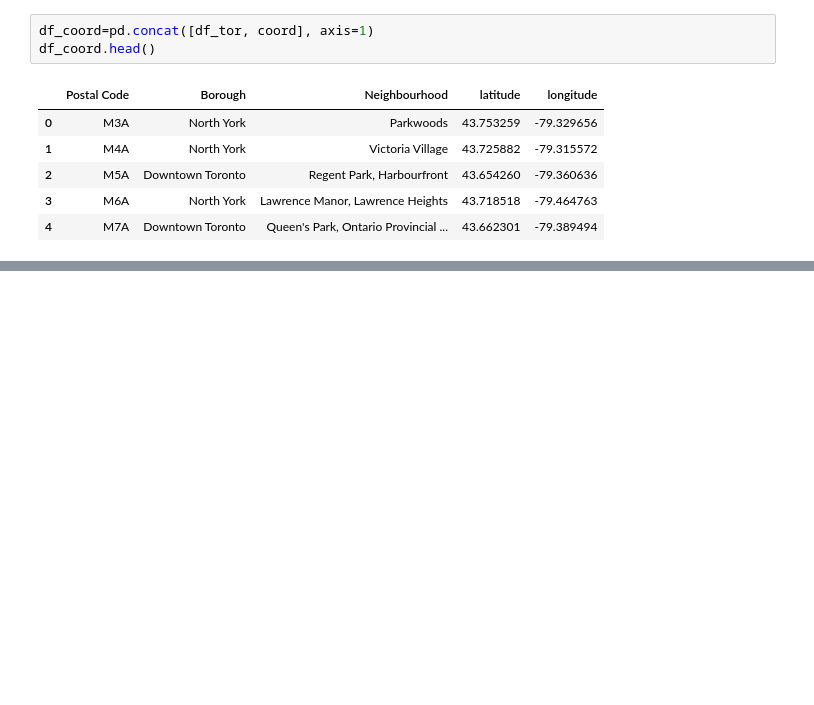
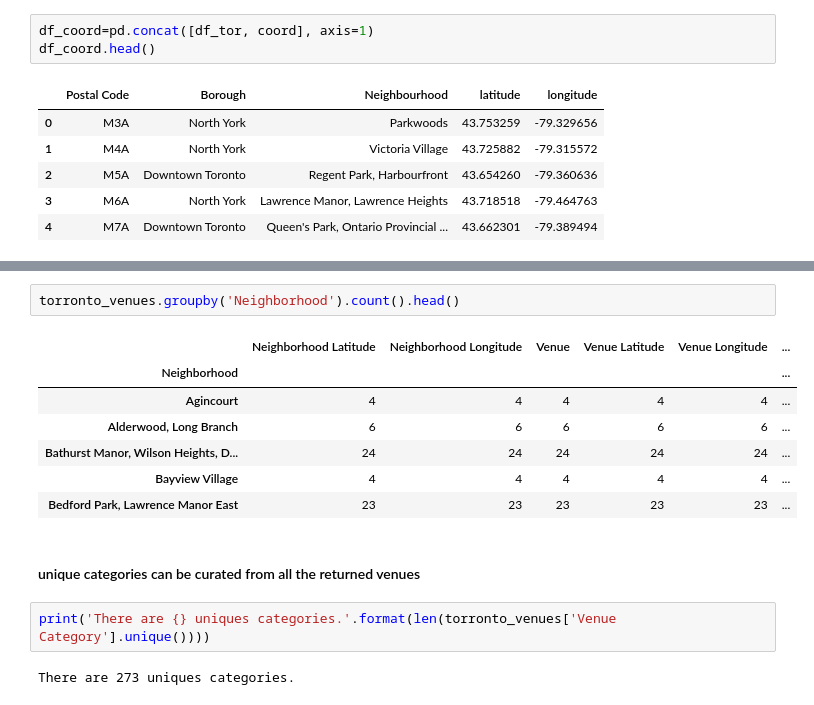
Before and after one commit to kiragami27/Coursera_Capstone, a Jupyter notebook: Toronto_cluster.ipynb, the cells around one changed output, grey strips where cells are left out. Cells and saved outputs as stored; diff of their text form; blank space fills up the shorter version.

```diff
--- a/Toronto_cluster.ipynb
+++ b/Toronto_cluster.ipynb
@@ -123,0 +241,16 @@ df_coord.head()
+# %%
+torronto_venues.groupby('Neighborhood').count().head()
+# %% [output]
+|  | Neighborhood Latitude | Neighborhood Longitude | Venue | Venue Latitude | Venue Longitude | ... |
+| Neighborhood |  |  |  |  |  | ... |
+| Agincourt | 4 | 4 | 4 | 4 | 4 | ... |
+| Alderwood, Long Branch | 6 | 6 | 6 | 6 | 6 | ... |
+| Bathurst Manor, Wilson Heights, D... | 24 | 24 | 24 | 24 | 24 | ... |
+| Bayview Village | 4 | 4 | 4 | 4 | 4 | ... |
+| Bedford Park, Lawrence Manor East | 23 | 23 | 23 | 23 | 23 | ... |
+# %% [markdown]
+#### unique categories can be curated from all the returned venues
+# %%
+print('There are {} uniques categories.'.format(len(torronto_venues['Venue Category'].unique())))
+# %% [output]
+There are 273 uniques categories.
```
Also changed, not shown: parts of 16 cells of this notebook.
